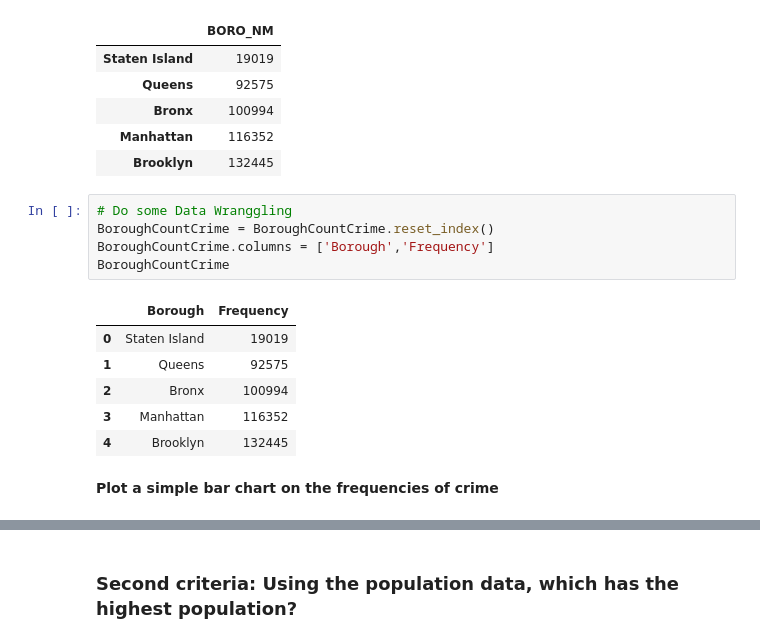
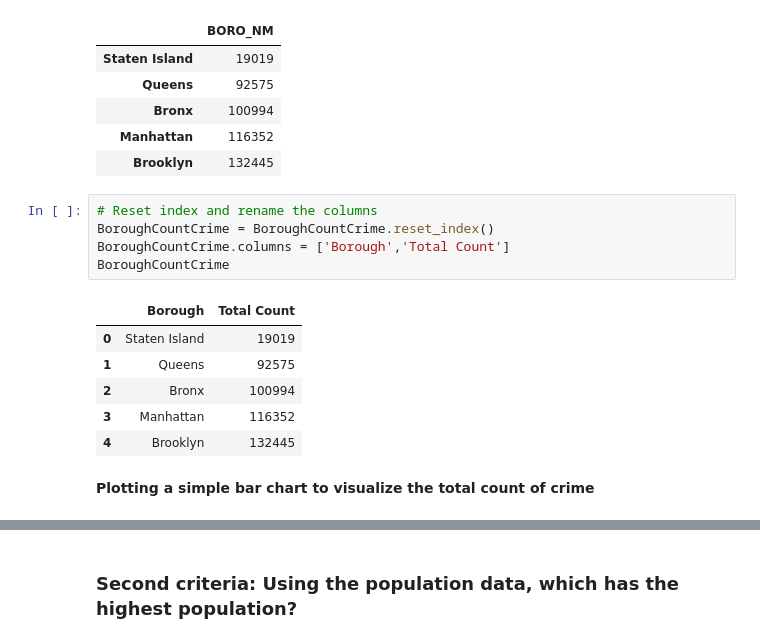
Before and after one commit to JpSoh/Coursera_Capstone, a Jupyter notebook: Capstone Project Notebook.ipynb, the cells around one changed output, grey strips where cells are left out. Drawn from its saved outputs; the diff is of its cells as text.

```diff
--- a/Capstone Project Notebook.ipynb
+++ b/Capstone Project Notebook.ipynb
@@ -251,17 +232,17 @@ BoroughCountCrime
 | Manhattan | 116352 |
 | Brooklyn | 132445 |
 # %%
-# Do some Data Wranggling
+# Reset index and rename the columns
 BoroughCountCrime = BoroughCountCrime.reset_index()
-BoroughCountCrime.columns = ['Borough','Frequency']
+BoroughCountCrime.columns = ['Borough','Total Count']
 BoroughCountCrime
 # %% [output]
-|  | Borough | Frequency |
+|  | Borough | Total Count |
 | 0 | Staten Island | 19019 |
 | 1 | Queens | 92575 |
 | 2 | Bronx | 100994 |
 | 3 | Manhattan | 116352 |
 | 4 | Brooklyn | 132445 |
 # %% [markdown]
-<strong> Plot a simple bar chart on the frequencies of crime </strong>
+<strong> Plotting a simple bar chart to visualize the total count of crime </strong>
 # %%
```
Also changed, not shown: parts of 77 cells of this notebook.
